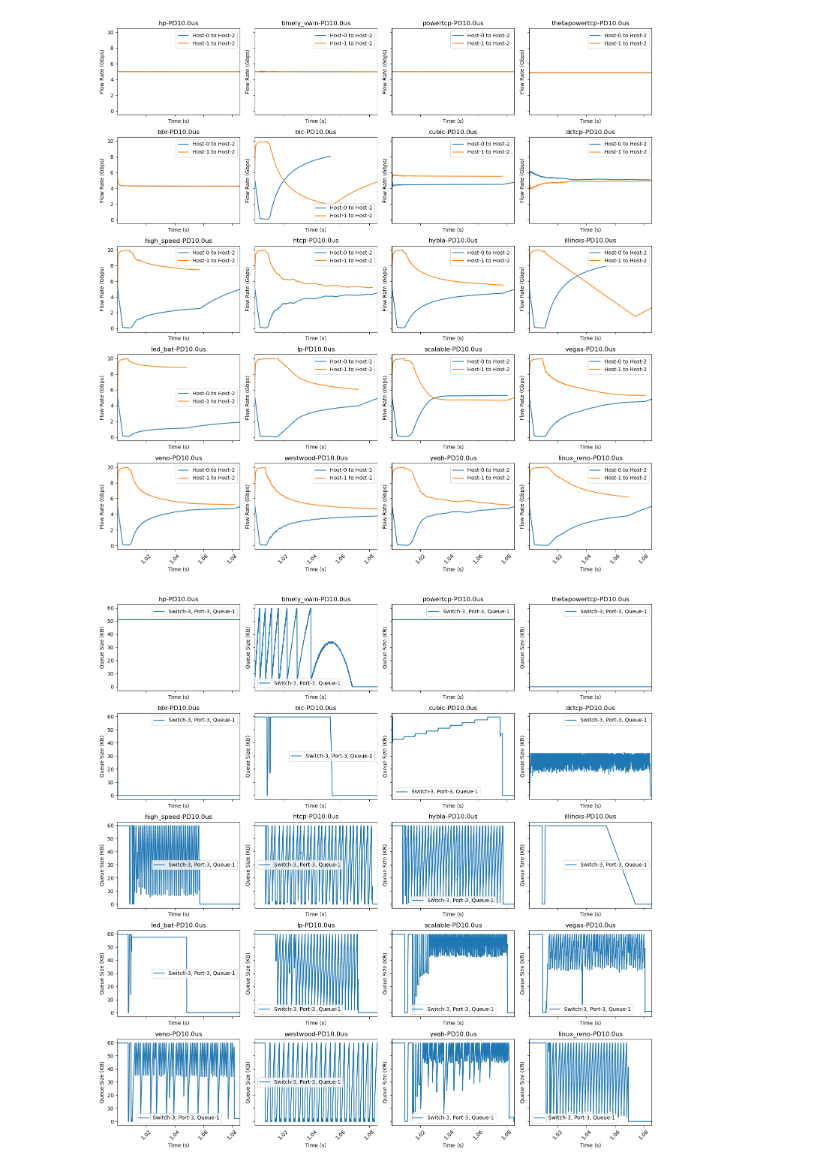
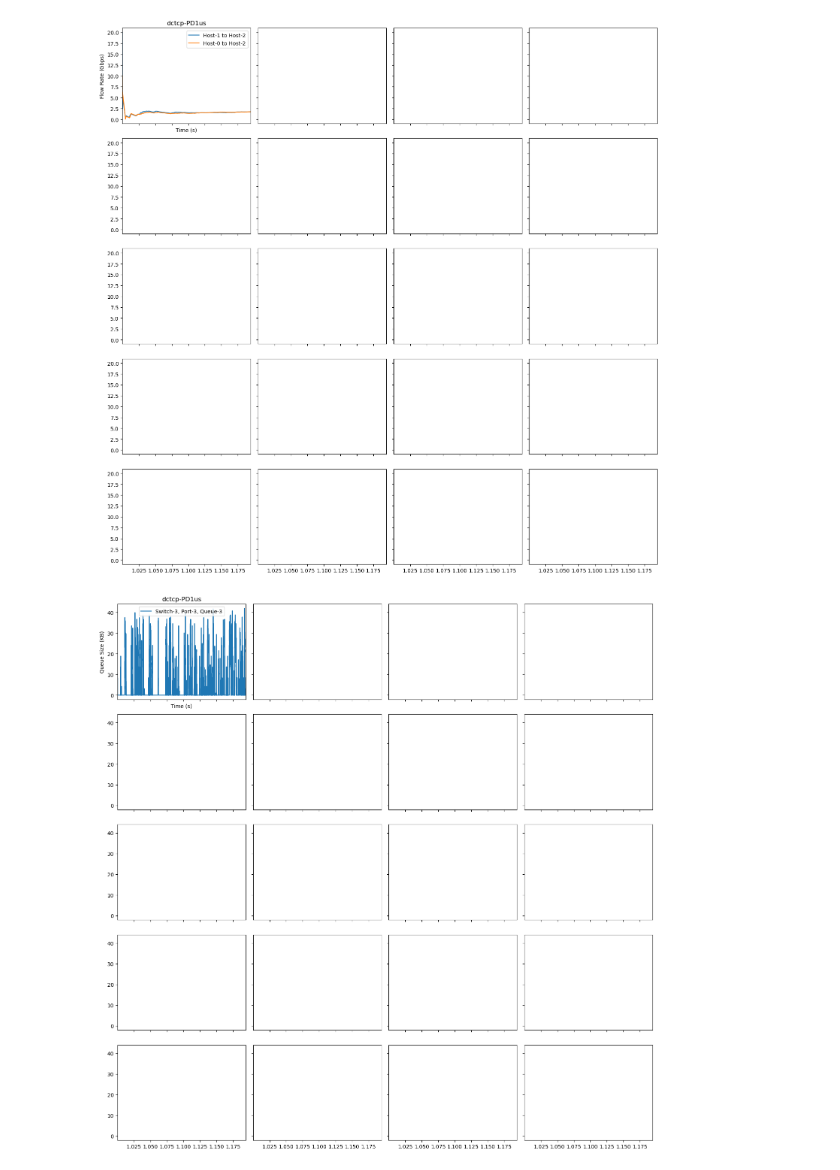
Before and after one commit to kwzhao/High-Precision-Congestion-Control, a Jupyter notebook: analysis/plt_sample_space_queue.ipynb, the cells around one changed output. Saved outputs shown, nothing was run; the diff lists cells and outputs as text; code cells hidden in the pictures.

```diff
--- a/analysis/plt_sample_space_queue.ipynb
+++ b/analysis/plt_sample_space_queue.ipynb
@@ -157,16 +139,10 @@ drop_bottom = 0.0  # Minimum value for the y-axis
 xtick_unit = 1e9
 xtick_unit_str = 's'
 # %%
-pd_bottleneck = 10000
-# pd_bottleneck = 18000
-# pd_bottleneck = 24000
-# pd_bottleneck = 33000
-# pd_bottleneck = 42500
-# pd_bottleneck = 71000
-topo_type = f"topo-pl-3-{bw_bottleneck}-{pd_bottleneck}"
+topo_type = f"topo-pl-3"
 
 shard_seed=0
-flow_packets, queue_sizes, ecn_marks,start_time,end_time = parse_log_file(shard_seed,data_dir,topo_type,payload_size)
+flow_packets, queue_sizes, ecn_marks,start_time,end_time = parse_log_file(shard_seed,data_dir,topo_type)
 
 print(f"Start time: {start_time}, End time: {end_time}")
 # x_left=(start_time+end_time)//2/xtick_unit
@@ -302,40 +281,38 @@ TypeError: unsupported operand type(s) for /: 'NoneType' and 'float'
 # %%
 # Constants and setup
-data_dir = "/data2/lichenni/path_cc20_test/shard0_nflows1_nhosts3"
-for pd_bottleneck in [10000, 14000, 18000]:
-# for pd_bottleneck in [18000]:
-    topo_type = f"topo-pl-3-{bw_bottleneck}-{pd_bottleneck}"
-    print(f"Processing {topo_type}...")
-    # Initialize plots
-    fig_flow, axs_flow = plt.subplots(5, 4, figsize=(15, 15), sharex=True, sharey=True)
-    fig_queue, axs_queue = plt.subplots(5, 4, figsize=(15, 15), sharex=True, sharey=True)
-    # fig_ecn, axs_ecn = plt.subplots(5, 4, figsize=(15, 15), sharex=True, sharey=True)
+data_dir = "/data2/lichenni/path_perflow_test/shard0_nflows1000_nhosts3_lr10Gbps"
+topo_type = f"topo-pl-3"
+print(f"Processing {topo_type}...")
+# Initialize plots
+fig_flow, axs_flow = plt.subplots(5, 4, figsize=(15, 15), sharex=True, sharey=True)
+fig_queue, axs_queue = plt.subplots(5, 4, figsize=(15, 15), sharex=True, sharey=True)
+# fig_ecn, axs_ecn = plt.subplots(5, 4, figsize=(15, 15), sharex=True, sharey=True)
 
-    # Loop through each shard seed
-    for i in range(20):
-    # for i in [0,1,2,3]:
-        flow_packets, queue_sizes, ecn_marks, start_time, end_time = parse_log_file(i, data_dir, topo_type, payload_size)
+# Loop through each shard seed
+# for i in range(20):
+for i in [0]:
+    flow_packets, queue_sizes, ecn_marks, start_time, end_time = parse_log_file(i, data_dir, topo_type)
 
-        x_left=start_time/xtick_unit
-        x_right=end_time/xtick_unit
+    x_left=start_time/xtick_unit
+    x_right=end_time/xtick_unit
 
-        # Convert lists to data needed for plotting
-        # Simplification: Just using the raw data as-is for this example
-        ax_flow = axs_flow.flatten()[i]
-        ax_queue = axs_queue.flatten()[i]
-        # ax_ecn = axs_ecn.flatten()[i]
+    # Convert lists to data needed for plotting
+    # Simplification: Just using the raw data as-is for this example
+    ax_flow = axs_flow.flatten()[i]
+    ax_queue = axs_queue.flatten()[i]
+    # ax_ecn = axs_ecn.flatten()[i]
 
-        # Plot data
-        plot_flow_rates(flow_packets, ax_flow, xtick_unit, xtick_unit_str, flow_rate_top, flow_rate_bottom,x_left,x_right,title=f"{seed_to_cc[i]}-PD{pd_bottleneck/1000}us")
-        plot_queue_sizes(queue_sizes, ax_queue, xtick_unit, xtick_unit_str, queue_size_top, queue_size_bottom,x_left,x_right,title=f"{seed_to_cc[i]}-PD{pd_bottleneck/1000}us")
-        # plot_ecn_marks(ecn_marks, ax_ecn, xtick_unit, xtick_unit_str, ecn_mark_top, ecn_mark_bottom,x_left,x_right,title=f"{seed_to_cc[i]}-PD{pd_bottleneck/1000}us")
+    # Plot data
+    plot_flow_rates(flow_packets, ax_flow, xtick_unit, xtick_unit_str, flow_rate_top, flow_rate_bottom,x_left,x_right,title=f"{seed_to_cc[i]}-PD1us")
+    plot_queue_sizes(queue_sizes, ax_queue, xtick_unit, xtick_unit_str, queue_size_top, queue_size_bottom,x_left,x_right,title=f"{seed_to_cc[i]}-PD1us")
+    # plot_ecn_marks(ecn_marks, ax_ecn, xtick_unit, xtick_unit_str, ecn_mark_top, ecn_mark_bottom,x_left,x_right,title=f"{seed_to_cc[i]}-PD{pd_bottleneck/1000}us")
 
-    # Show plots
-    fig_flow.tight_layout()
-    fig_queue.tight_layout()
-    # fig_ecn.tight_layout()
+# Show plots
+fig_flow.tight_layout()
+fig_queue.tight_layout()
+# fig_ecn.tight_layout()
 
-    fig_flow.show()
-    fig_queue.show()
-    # fig_ecn.show()
+fig_flow.show()
+fig_queue.show()
+# fig_ecn.show()
 # %% [output]
@@ -359,2 +321,2 @@ Total number of packets: 100197, 100197
-[figure, old version]
+[figure, new version]
-[figure, old version]
+[figure, new version]
```
Also changed, not shown: parts of 3 cells of this notebook, 8 other files.
